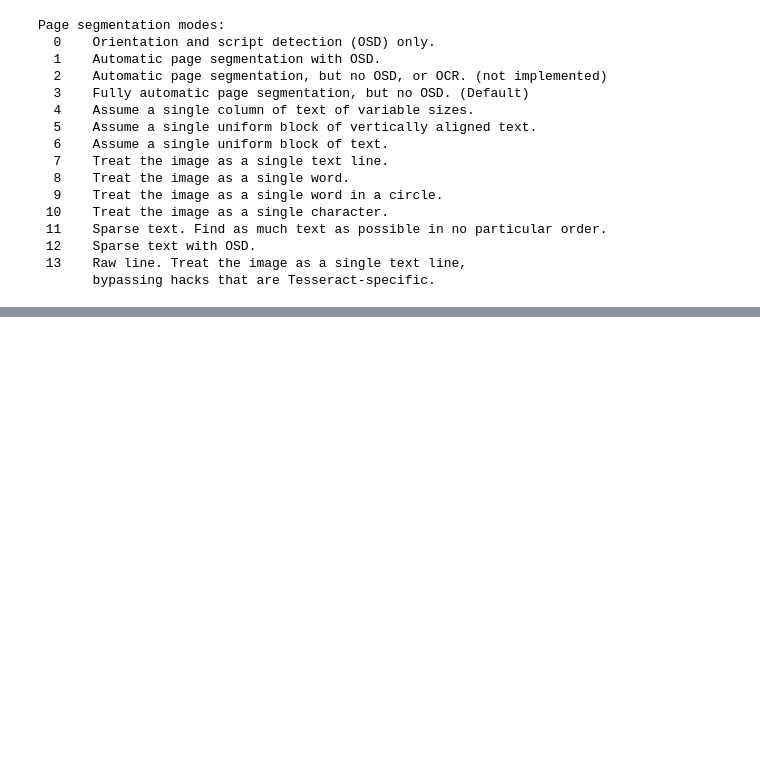
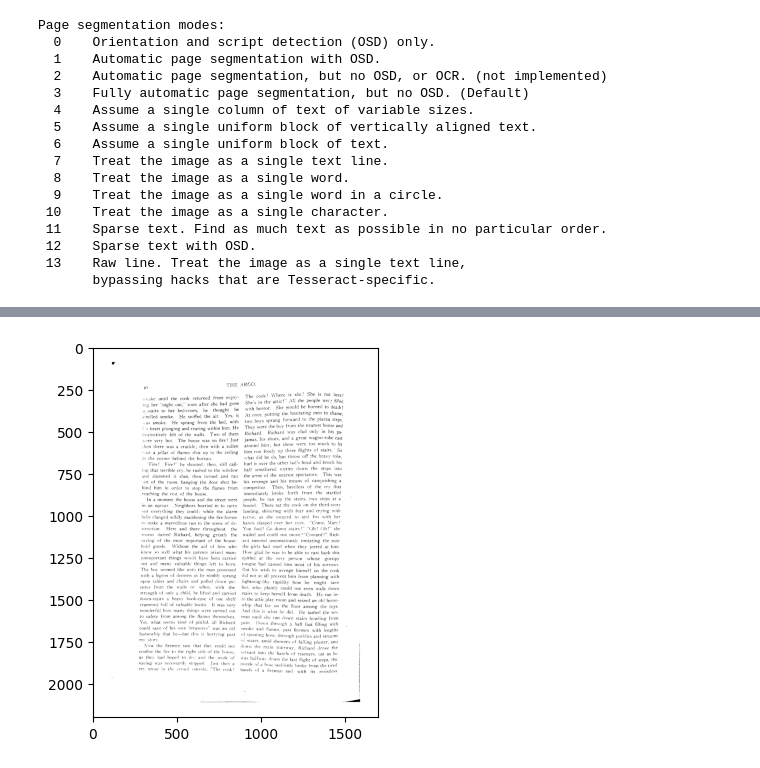
Before and after one commit to danieltyx/ArgoArchive, a Jupyter notebook: PDF2TEXT/OCR.ipynb, the cells around one changed output, grey strips where cells are left out. Cells and saved outputs as stored; diff of their text form; code cells hidden in the pictures; blank space fills up the shorter version.

```diff
--- a/PDF2TEXT/OCR.ipynb
+++ b/PDF2TEXT/OCR.ipynb
@@ -19,0 +78,16 @@ Page segmentation modes:
+# %%
+import matplotlib.pyplot as plt
+
+img = cv2.imread(r'C:\Users\Cheng\Downloads\pdf2png\1-1908 Victor Zhang (scan)\1-1908 Victor Zhang (scan)-06.png')
+
+
+
+gray = get_grayscale(img)
+thresh = thresholding(gray)
+
+
+
+plt.imshow(thresh, cmap='Greys_r')
+plt.show()
+# %% [output]
+[figure, added]
```
Also changed, not shown: parts of 9 cells of this notebook, 5 other files.
